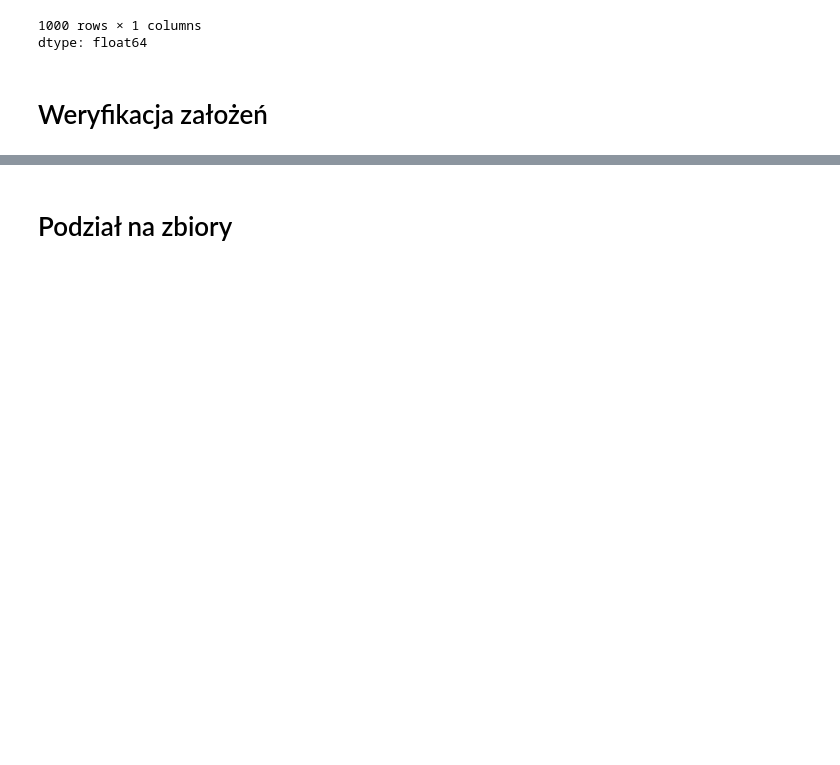
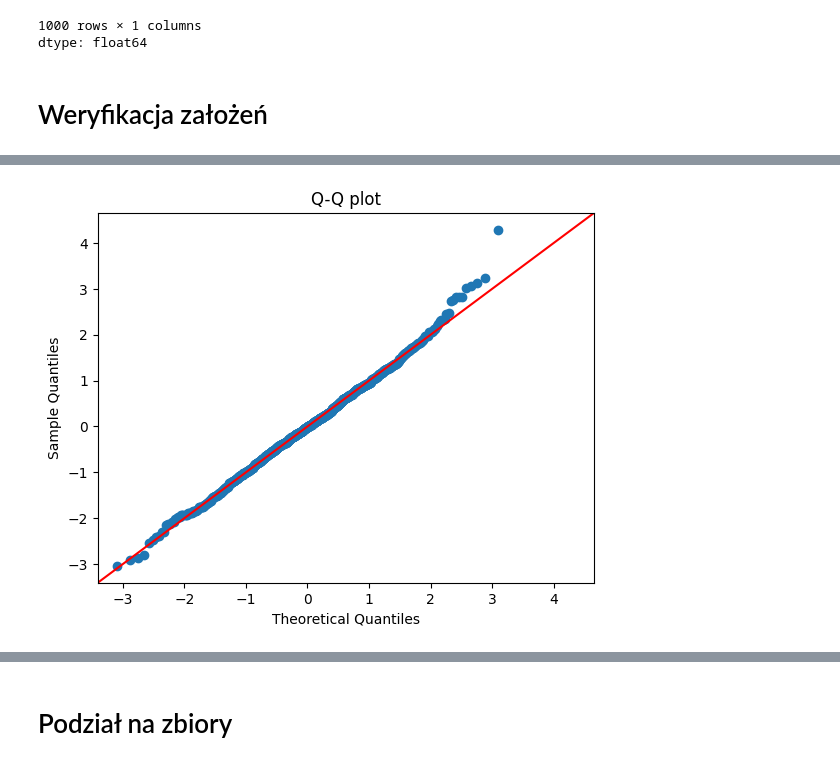
Before and after one commit to JedWojtowicz/MAD_SWPS_Jedrzej_Wojtowicz_3, a Jupyter notebook: MAD_JW_Projekt.ipynb, the cells around one changed output, grey strips where cells are left out. Saved outputs shown, nothing was run; the diff lists cells and outputs as text; code cells hidden in the pictures; blank space fills up the shorter version.

```diff
--- a/MAD_JW_Projekt.ipynb
+++ b/MAD_JW_Projekt.ipynb
@@ -280,0 +301,6 @@ dtype: float64
+# %%
+sm.qqplot(residuals, line='45', fit=True)
+plt.title("Q-Q plot")
+plt.show()
+# %% [output]
+[figure, added]
```
Also changed, not shown: parts of 12 cells of this notebook.
